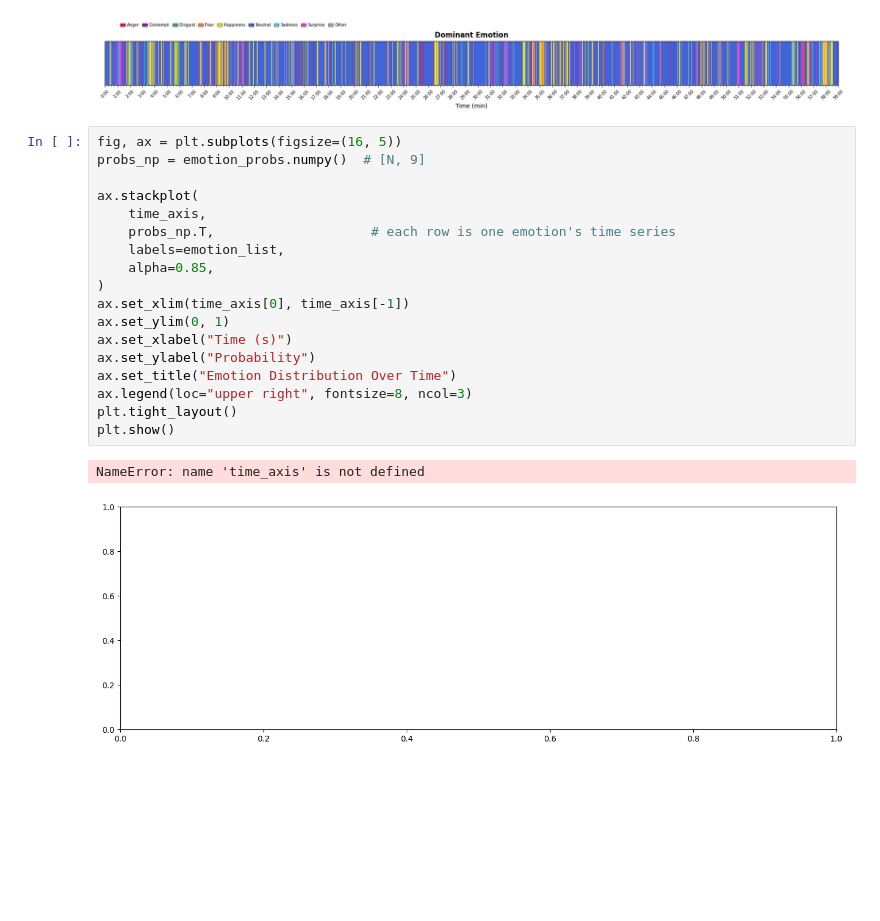
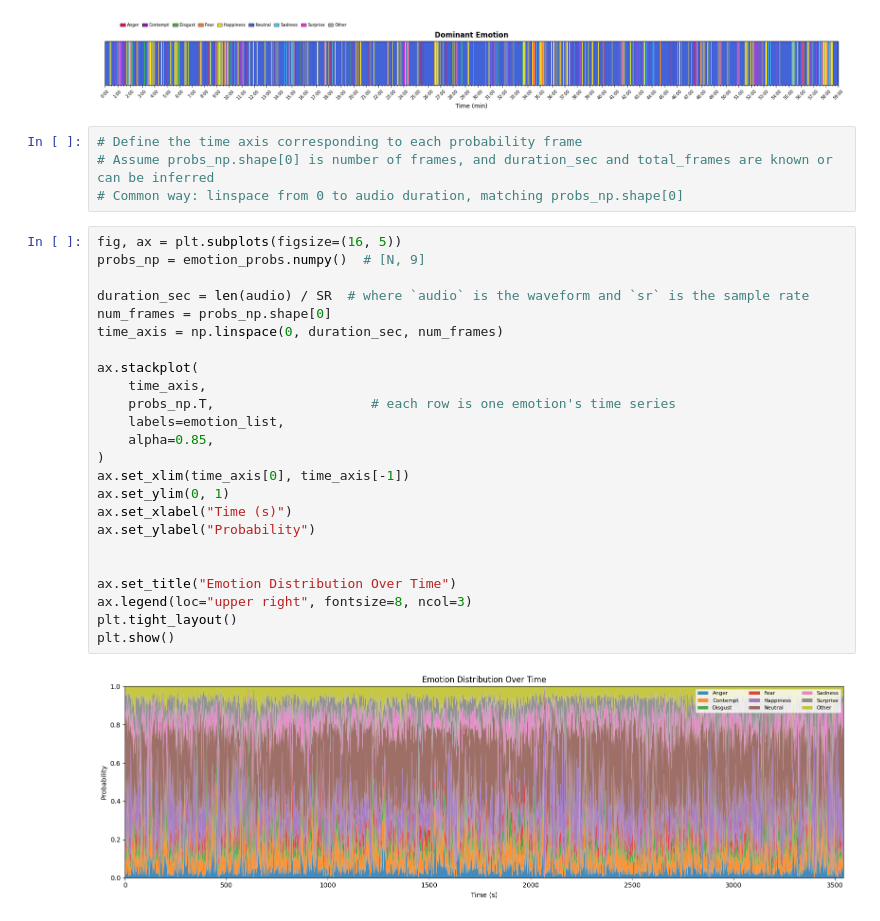
Before and after one commit to dvirbenor/audio-classification-playground, a Jupyter notebook: notebooks/vox-profile-emotion-cat.ipynb, the cells around one changed output. Cells and saved outputs as stored; diff of their text form; blank space fills up the shorter version.

```diff
--- a/notebooks/vox-profile-emotion-cat.ipynb
+++ b/notebooks/vox-profile-emotion-cat.ipynb
@@ -236,27 +236,36 @@ plt.tight_layout()
 plt.show()
 # %% [output]
 [figure]
+# %%
+# Define the time axis corresponding to each probability frame
+# Assume probs_np.shape[0] is number of frames, and duration_sec and total_frames are known or can be inferred
+# Common way: linspace from 0 to audio duration, matching probs_np.shape[0]
 # %%
 fig, ax = plt.subplots(figsize=(16, 5))
 probs_np = emotion_probs.numpy()  # [N, 9]
+
+duration_sec = len(audio) / SR  # where `audio` is the waveform and `sr` is the sample rate
+num_frames = probs_np.shape[0]
+time_axis = np.linspace(0, duration_sec, num_frames)
 
 ax.stackplot(
     time_axis,
     probs_np.T,                    # each row is one emotion's time series
     labels=emotion_list,
     alpha=0.85,
 )
 ax.set_xlim(time_axis[0], time_axis[-1])
 ax.set_ylim(0, 1)
 ax.set_xlabel("Time (s)")
 ax.set_ylabel("Probability")
+
+
 ax.set_title("Emotion Distribution Over Time")
 ax.legend(loc="upper right", fontsize=8, ncol=3)
 plt.tight_layout()
 plt.show()
 # %% [output]
-NameError: name 'time_axis' is not defined
-[figure, old version]
+[figure, new version]
 # %%
 dominant_idx = emotion_probs.argmax(dim=-1).numpy()  # [N]
 
```
Also changed, not shown: parts of 2 cells of this notebook, 12 other files.
